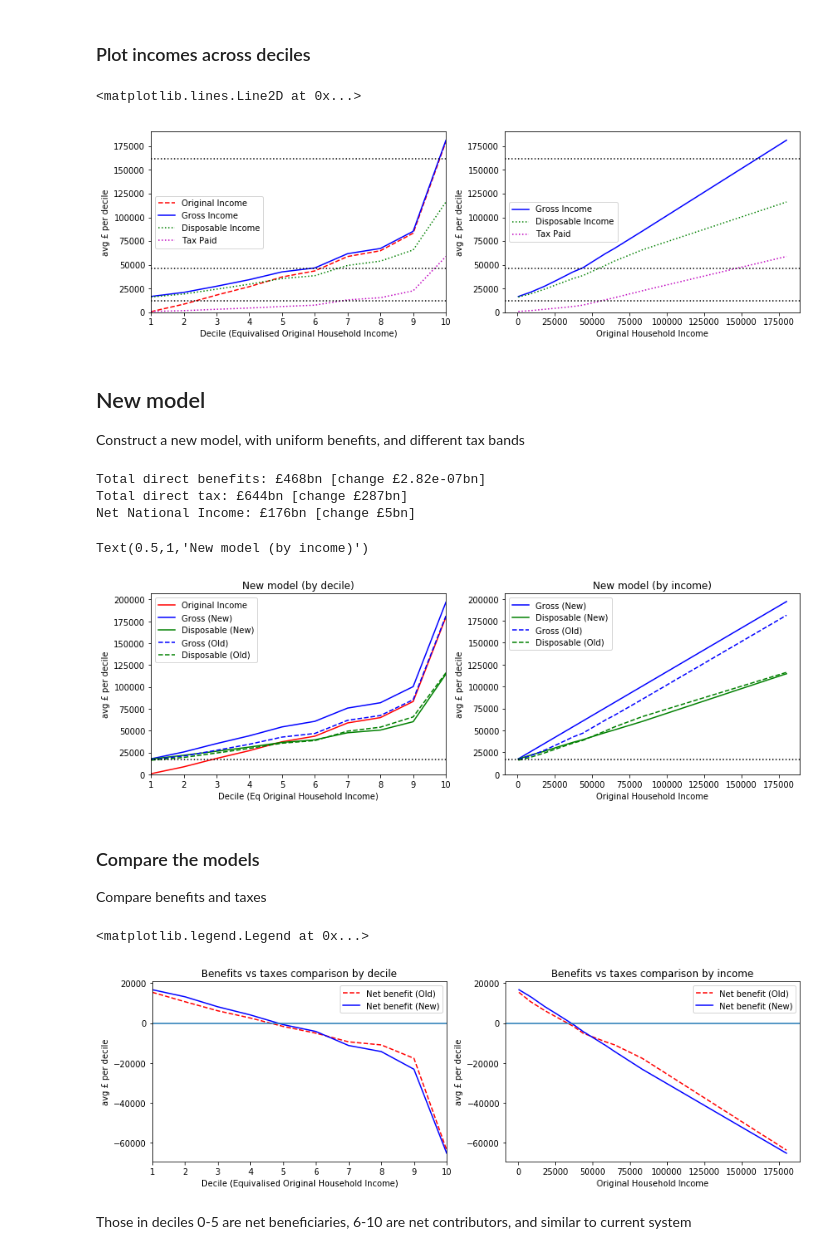
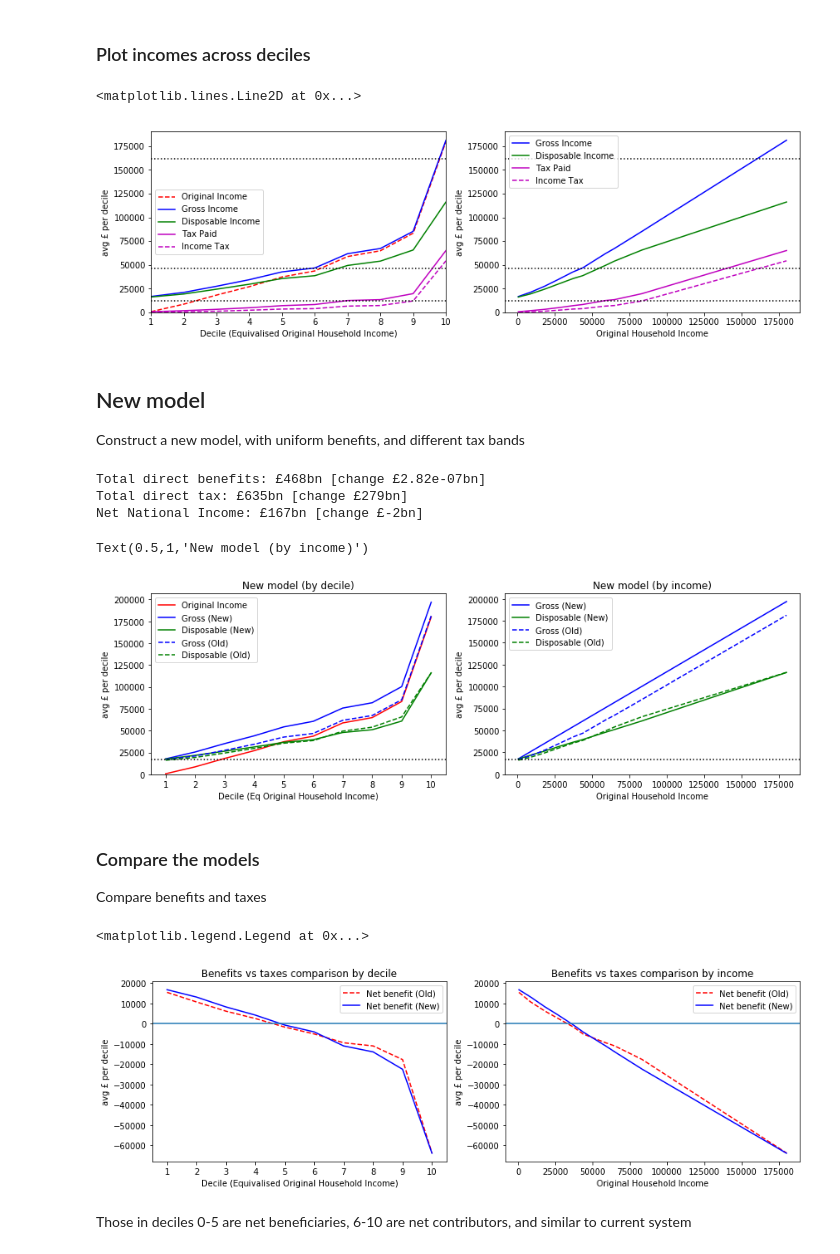
Before and after one commit to chrisnorth/ubi-pred, a Jupyter notebook: ubi-pred.ipynb, the cells around one changed output. Cells and saved outputs as stored; diff of their text form; code cells hidden in the pictures.

```diff
--- a/ubi-pred.ipynb
+++ b/ubi-pred.ipynb
@@ -33,7 +30,9 @@ nHouseholds=data['Nhouseholds']
 origIncome=data['OriginalIncome']
 origIncomeEq=data['OriginalIncomeEq']
 dirBen=data['DirectBenefits']
+taxableBen=data['TaxableBenefits']
 grossIncome=data['GrossIncome']
+incomeTax=data['IncomeTax']
 dirTax=data['DirectTax']
 dispIncome=data['DisposableIncome']
 indirTax=data['IndirectTax']
@@ -266,33 +1002,35 @@ Net National Income: £170bn
 # %%
 plot.figure(figsize=(14,4))
 plot.subplot(1,2,1)
 plot.plot(decile,origIncome,'r--',label='Original Income')
 plot.plot(decile,grossIncome,'b-',label='Gross Income')
-plot.plot(decile,dispIncome,'g:',label='Disposable Income')
-plot.plot(decile,dirTaxMod,'m:',label='Tax Paid')
+plot.plot(decile,dispIncome,'g-',label='Disposable Income')
+plot.plot(decile,dirTax,'m-',label='Tax Paid')
+plot.plot(decile,incomeTax,'m--',label='Income Tax')
 plot.legend()
 plot.xlim(1,10)
 plot.ylim(0,plot.ylim()[1])
 plot.xlabel(decLab)
 plot.ylabel('avg £ per decile')
 plot.axhline(tax20,c='k',ls=':')
 plot.axhline(tax40,c='k',ls=':')
 plot.axhline(tax45,c='k',ls=':')
 
 plot.subplot(1,2,2)
 plot.plot(origIncome,grossIncome,'b-',label='Gross Income')
-plot.plot(origIncome,dispIncome,'g:',label='Disposable Income')
-plot.plot(origIncome,dirTaxMod,'m:',label='Tax Paid')
+plot.plot(origIncome,dispIncome,'g-',label='Disposable Income')
+plot.plot(origIncome,dirTax,'m-',label='Tax Paid')
+plot.plot(origIncome,incomeTax,'m--',label='Income Tax')
 plot.legend()
 plot.ylim(0,plot.ylim()[1])
 plot.xlabel('Original Household Income')
 plot.ylabel('avg £ per decile')
 plot.axhline(tax20,c='k',ls=':')
 plot.axhline(tax40,c='k',ls=':')
 plot.axhline(tax45,c='k',ls=':')
 # %% [output]
 <matplotlib.lines.Line2D at 0x...>
-[figure, old version]
+[figure, new version]
 # %% [markdown]
 ## New model
 Construct a new model, with uniform benefits, and different tax bands
@@ -302,6 +1040,35 @@ uniBen=17000
 origNew=origIncome
 dirBenNew=[uniBen]*len(dirBen)
 grossNew=origNew+dirBenNew
+
+# set tax bands and thresholds
+th1=0
+th2=50000
+th3=100000
+tax1=0.48
+tax2=0.48
+tax3=0.48
+taxBandsNew=[[th1,tax1],[th2,tax2],[th3,tax3]]
+
+def dirTaxModFuncNew(inc,bands=taxBandsNew):
+    if np.isscalar(inc):
+        tax=0
+        for t in range(len(bands)):
+            if inc>bands[t][0]:
+                tax=tax+(inc-bands[t][0])*bands[t][1]
+        return tax
+    else:
+#         print(len(inc))
+        inc=np.array(inc)
+        tax=np.zeros_like(inc)
+        for t in range(len(bands)):
+#             print(t,bands[t])
+            ind=np.where(inc > bands[t][0])
+            if len(ind[0])>0:
+#                 print(len(ind[0]),len(tax[ind[0]]),len((inc[ind[0]]-bands[t][0])*bands[t][1]))
+                tax[ind[0]]=tax[ind[0]]+(inc[ind[0]]-bands[t][0])*bands[t][1]
+        return tax
+
 
 # set tax thresholds (uniform across incomes)
 taxPaidNew=np.zeros(10)
@@ -314,7 +1081,7 @@ tax3=0.48
 for q in range(10):
     narr=np.arange(q*0.1,(q+1)*0.1,0.01)
     # calculate taxable income in each tax band
-    tInc=model(narr,Eq=False)
+    tInc=modelB(narr,Eq=False)
     t1=np.maximum(0,np.where(tInc<th2,tInc-th1,th2-th1))
     t2=np.maximum(0,np.where(tInc<th3,tInc-th2,th3-th2))
     t3=np.maximum(0,tInc-th3)
@@ -333,8 +1100,8 @@ print('Total direct tax: £{}bn [change £{}bn]'.format(int(totalDirectTaxNew),i
 print('Net National Income: £{}bn [change £{}bn]'.format(int(totalNetIncomeNew),int(totalNetIncomeNew-totalNetIncome)))
 # %% [output]
 Total direct benefits: £468bn [change £2.82e-07bn]
-Total direct tax: £644bn [change £287bn]
-Net National Income: £176bn [change £5bn]
+Total direct tax: £635bn [change £279bn]
+Net National Income: £167bn [change £-2bn]
 # %%
 plot.figure(figsize=(14,4))
 plot.subplot(1,2,1)
@@ -344,7 +1111,8 @@ plot.plot(decile,dispNew,'g-',label='Disposable (New)')
 plot.plot(decile,grossIncome,'b--',label='Gross (Old)')
 plot.plot(decile,dispIncome,'g--',label='Disposable (Old)')
 plot.legend()
-plot.xlim(1,10)
+plot.xlim(0.5,10.5)
+plot.xticks(np.arange(1,11))
 plot.xlabel('Decile (Eq Original Household Income)')
 plot.ylabel('avg £ per decile')
 plot.ylim(0,plot.ylim()[1])
@@ -364,7 +1132,7 @@ plot.axhline(uniBen,c='k',ls=':')
 plot.title('New model (by income)')
 # %% [output]
 Text(0.5,1,'New model (by income)')
-[figure, old version]
+[figure, new version]
 # %% [markdown]
 ### Compare the models
 Compare benefits and taxes
@@ -374,10 +1142,11 @@ plot.subplot(1,2,1)
 plot.title('Benefits vs taxes comparison by decile')
 plot.plot(decile,dirBen-dirTax,'r--',label='Net benefit (Old)')
 plot.plot(decile,dirBenNew-taxPaidNew,'b-',label='Net benefit (New)')
-plot.xlim(1,10)
+plot.xlim(0.5,10.5)
+plot.xticks(np.arange(1,11))
 plot.xlabel(decLab)
 plot.ylabel('avg £ per decile')
-plot.axhline(0)
+plot.axhline(0,c='gray')
 plot.legend()
 
 plot.subplot(1,2,2)
@@ -386,11 +1155,11 @@ plot.plot(origIncome,dirBen-dirTax,'r--',label='Net benefit (Old)')
 plot.plot(origIncome,dirBenNew-taxPaidNew,'b-',label='Net benefit (New)')
 plot.xlabel('Original Household Income')
 plot.ylabel('avg £ per decile')
-plot.axhline(0)
+plot.axhline(0,c='gray')
 plot.legend()
 # %% [output]
 <matplotlib.legend.Legend at 0x...>
-[figure, old version]
+[figure, new version]
 # %% [markdown]
 Those in deciles 0-5 are net beneficiaries, 6-10 are net contributors, and similar to current system
 # %% [markdown]
```
Also changed, not shown: parts of 49 cells of this notebook.
